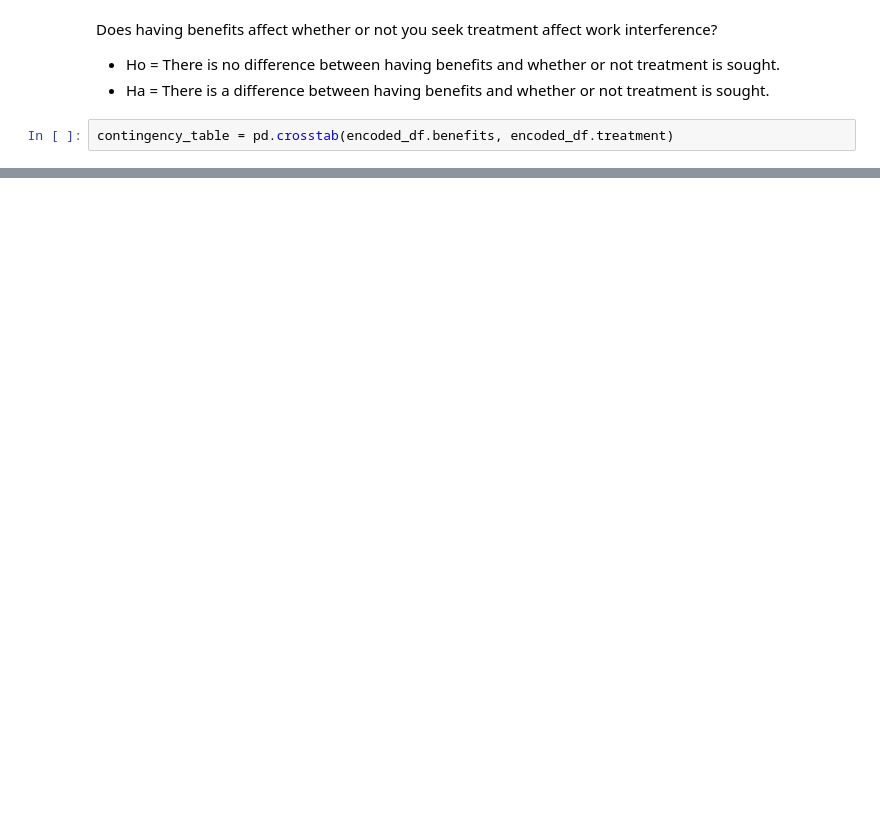
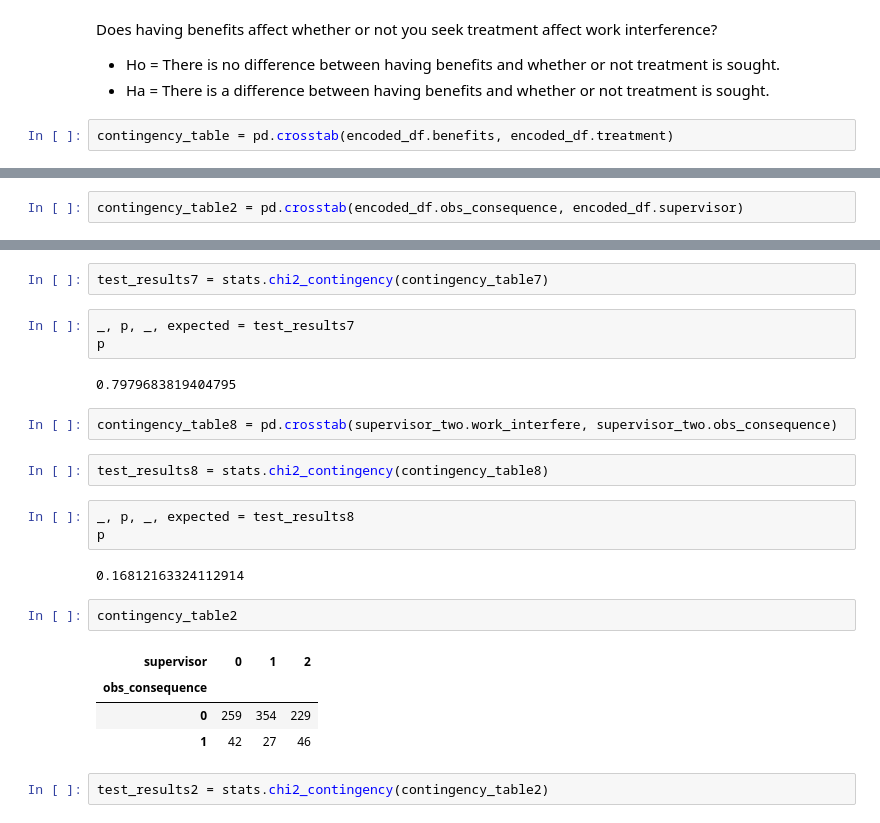
Before and after one commit to Mental-Health-In-Tech/tech-blues-capstone, a Jupyter notebook: Carls_notebook.ipynb, the cells around one changed output, grey strips where cells are left out. Saved outputs shown, nothing was run; the diff lists cells and outputs as text; blank space fills up the shorter version.

```diff
--- a/Carls_notebook.ipynb
+++ b/Carls_notebook.ipynb
@@ -270,0 +334,2 @@ Based on the p value, we reject the null hypothesis.
+# %%
+contingency_table2 = pd.crosstab(encoded_df.obs_consequence, encoded_df.supervisor)
@@ -270,0 +367,25 @@ Based on the p value, we reject the null hypothesis.
+# %%
+test_results7 = stats.chi2_contingency(contingency_table7)
+# %%
+_, p, _, expected = test_results7
+p
+# %% [output]
+0.7979683819404795
+# %%
+contingency_table8 = pd.crosstab(supervisor_two.work_interfere, supervisor_two.obs_consequence)
+# %%
+test_results8 = stats.chi2_contingency(contingency_table8)
+# %%
+_, p, _, expected = test_results8
+p
+# %% [output]
+0.16812163324112914
+# %%
+contingency_table2
+# %% [output]
+| supervisor | 0 | 1 | 2 |
+| obs_consequence |  |  |  |
+| 0 | 259 | 354 | 229 |
+| 1 | 42 | 27 | 46 |
+# %%
+test_results2 = stats.chi2_contingency(contingency_table2)
```
Also changed, not shown: parts of 36 cells of this notebook.
